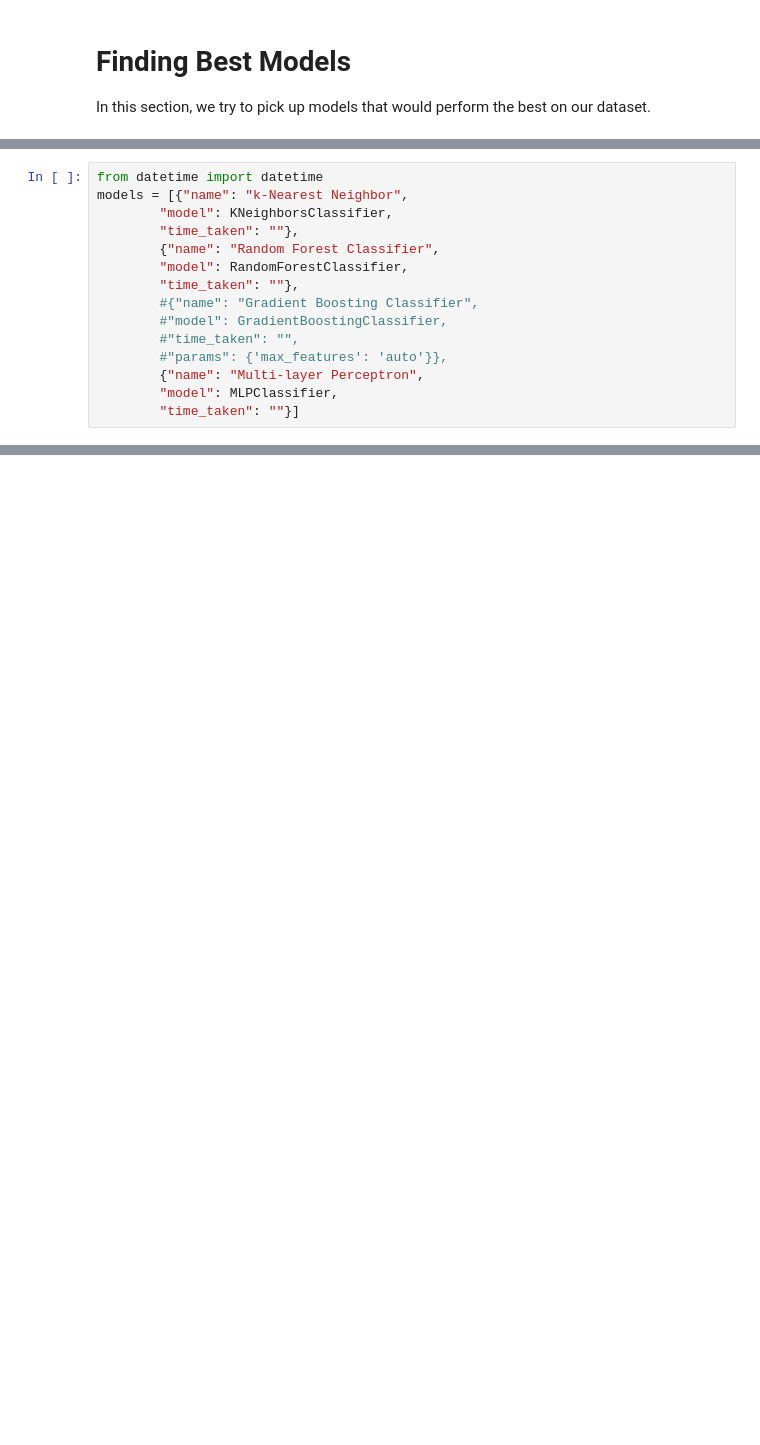
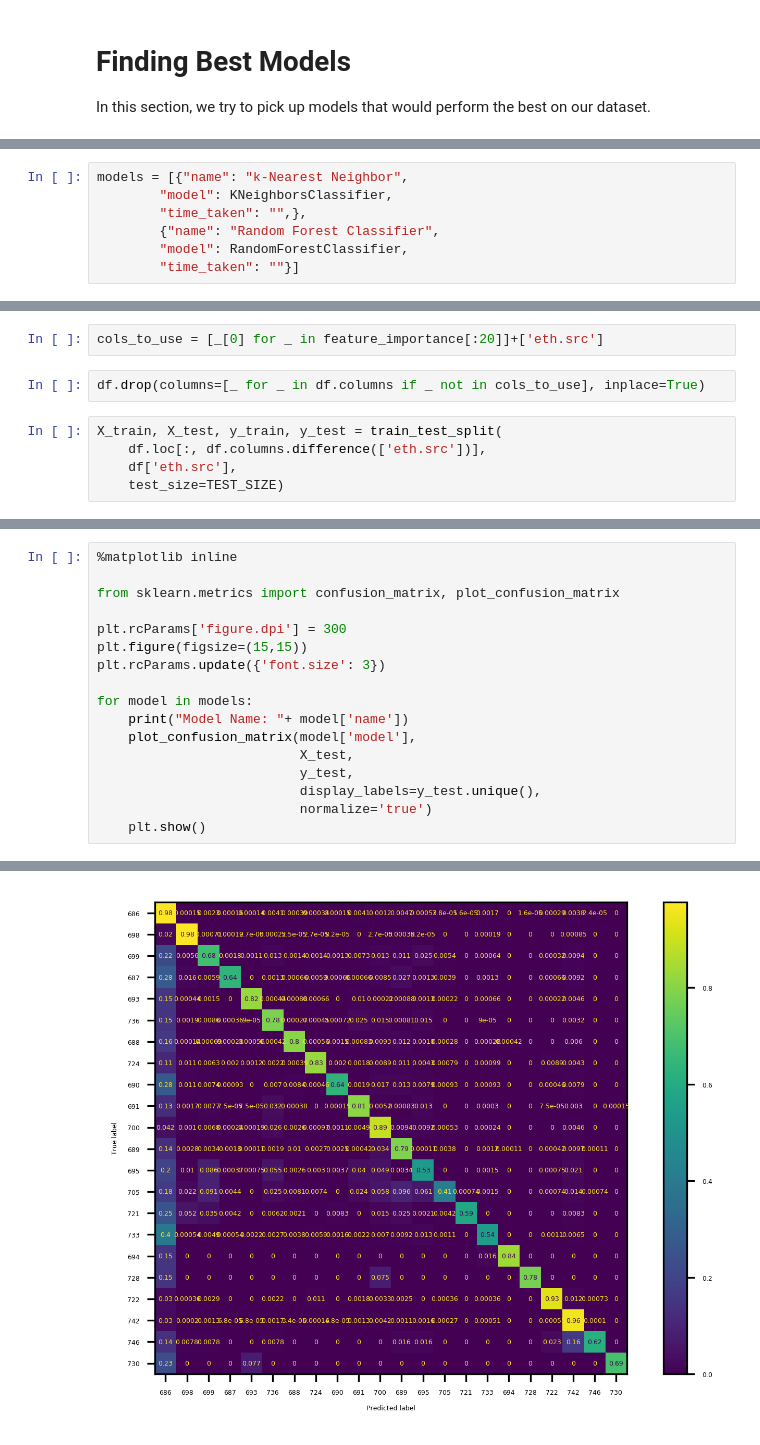
Before and after one commit to davidahmed/iot, a Jupyter notebook: IoT.ipynb, the cells around one changed output, grey strips where cells are left out. Saved outputs shown, nothing was run; the diff lists cells and outputs as text; blank space fills up the shorter version.

Commit message:
Final Model

```diff
--- a/IoT.ipynb
+++ b/IoT.ipynb
@@ -165,15 +188,7 @@ from sklearn.neural_network import MLPClassifier
 # %%
-from datetime import datetime
 models = [{"name": "k-Nearest Neighbor",
         "model": KNeighborsClassifier,
-        "time_taken": ""},
+        "time_taken": "",},
         {"name": "Random Forest Classifier",
         "model": RandomForestClassifier,
-        "time_taken": ""},
-        #{"name": "Gradient Boosting Classifier",
-        #"model": GradientBoostingClassifier,
-        #"time_taken": "",
-        #"params": {'max_features': 'auto'}},
-        {"name": "Multi-layer Perceptron",
-        "model": MLPClassifier,
         "time_taken": ""}]
@@ -180,3 +200,12 @@ models = [{"name": "k-Nearest Neighbor",
+# %%
+cols_to_use = [_[0] for _ in feature_importance[:20]]+['eth.src']
+# %%
+df.drop(columns=[_ for _ in df.columns if _ not in cols_to_use], inplace=True)
+# %%
+X_train, X_test, y_train, y_test = train_test_split(
+    df.loc[:, df.columns.difference(['eth.src'])],
+    df['eth.src'],
+    test_size=TEST_SIZE)
 # %%
 for model in models:
     time = datetime.now()
@@ -212,0 +250,18 @@ for model in models:
+# %%
+%matplotlib inline
+
+from sklearn.metrics import confusion_matrix, plot_confusion_matrix
+
+plt.rcParams['figure.dpi'] = 300
+plt.figure(figsize=(15,15))
+plt.rcParams.update({'font.size': 3})
+
+for model in models:
+    print("Model Name: "+ model['name'])
+    plot_confusion_matrix(model['model'],
+                          X_test,
+                          y_test,
+                          display_labels=y_test.unique(),
+                          normalize='true')
+    plt.show()
+# %% [output]
@@ -212,0 +270 @@ for model in models:
+[figure, added]
```
Also changed, not shown: parts of 41 cells of this notebook.
